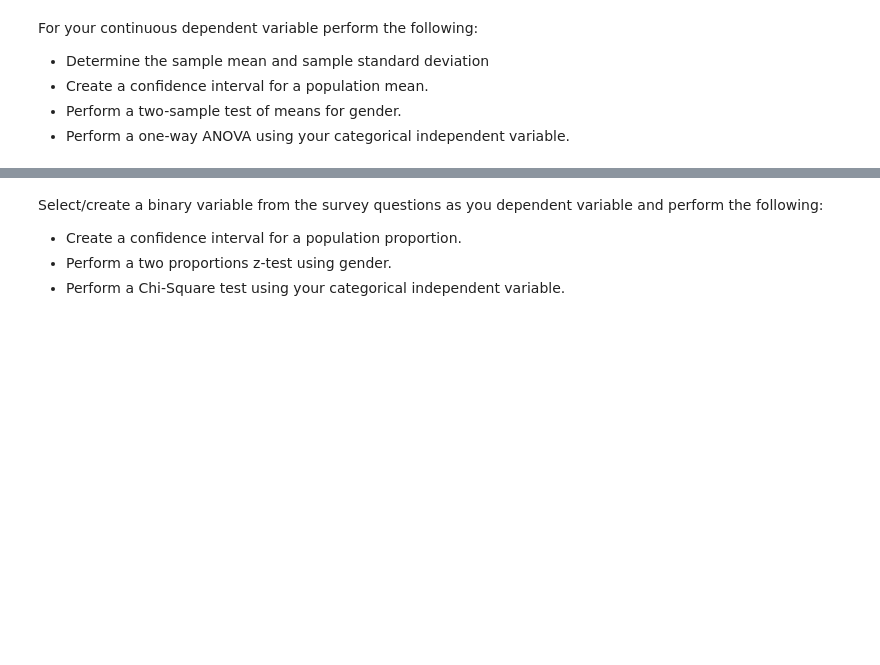
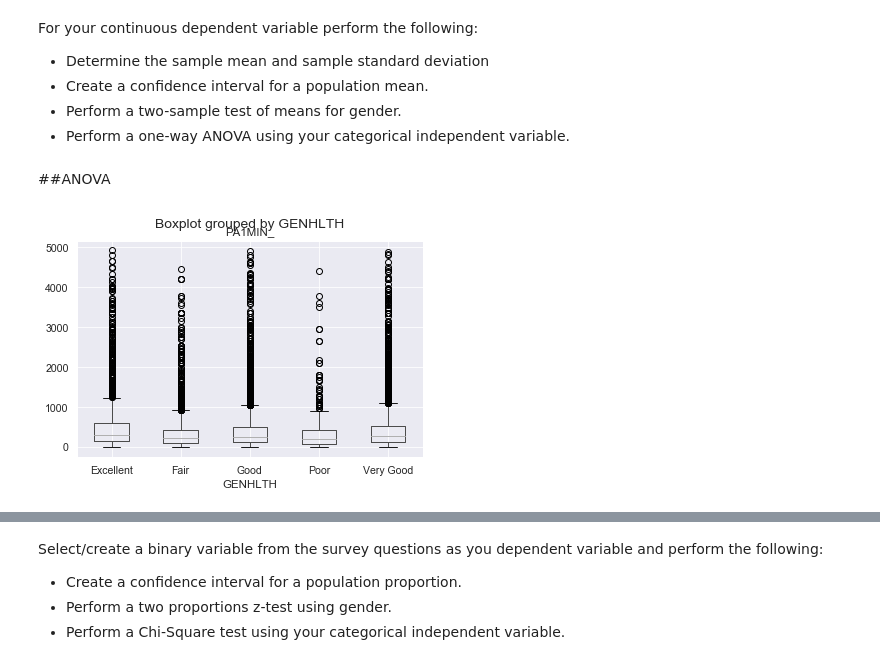
Before and after one commit to Ahila700/nyc-ds-033020-lectures, a Jupyter notebook: Mod_1/STATS_case_study/Stats_project.ipynb, the cells around one changed output, grey strips where cells are left out. Drawn from its saved outputs; the diff is of its cells as text; code cells hidden in the pictures; blank space fills up the shorter version.

```diff
--- a/Mod_1/STATS_case_study/Stats_project.ipynb
+++ b/Mod_1/STATS_case_study/Stats_project.ipynb
@@ -729,3 +769,5 @@ For your continuous dependent variable perform the following:
   - Create a confidence interval for a population mean.
   - Perform a two-sample test of means for gender.
   - Perform a one-way ANOVA using your categorical independent variable.
+# %% [markdown]
+##ANOVA
@@ -731,0 +776,18 @@ For your continuous dependent variable perform the following:
+# %%
+new_value = {1 : 'Excellent',
+            2 : 'Very Good',
+            3 : 'Good',
+            4 : 'Fair',
+            5 : 'Poor',
+            7 : np.nan,
+            9 : np.nan}
+
+df['GENHLTH'] = df['GENHLTH'].replace(new_value)
+# %%
+df2 = df.dropna(subset = ['PA1MIN_'])
+# %%
+df2 = df2.loc[df2['PA1MIN_'] < 5000]
+# %%
+ax1 = df2.boxplot(by = 'GENHLTH',column = 'PA1MIN_')
+# %% [output]
+[figure, added]
```
Also changed, not shown: parts of 110 cells of this notebook.
